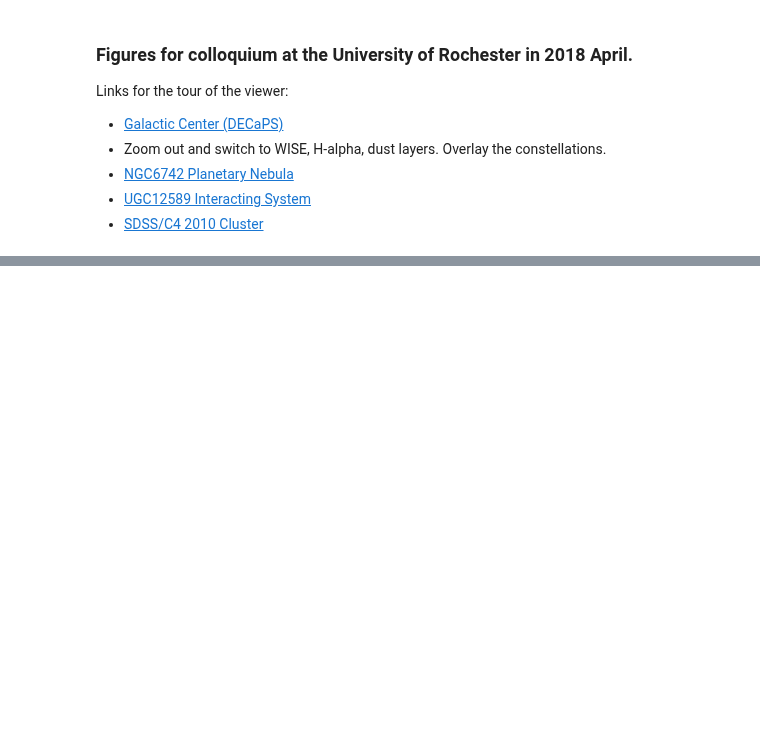
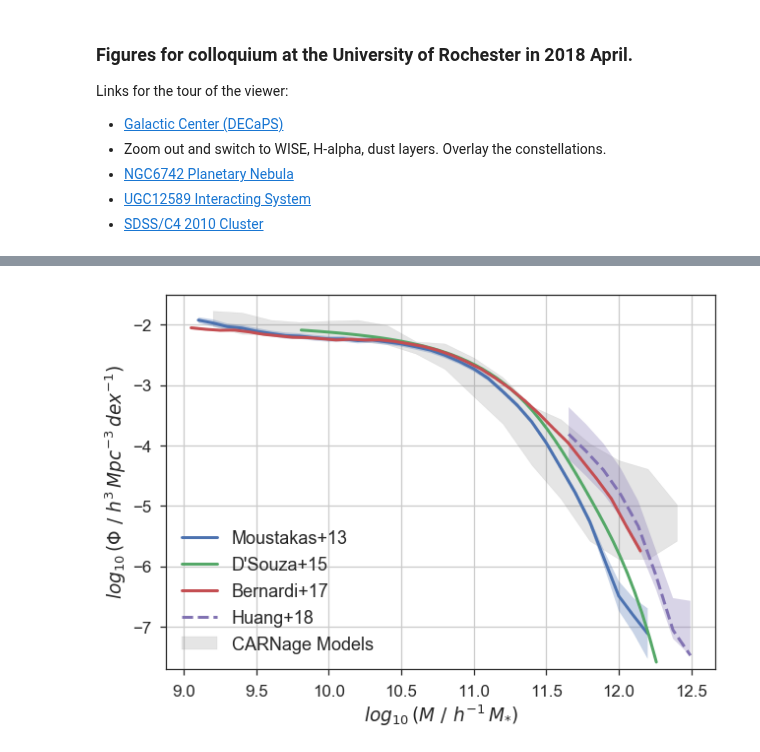
Before and after one commit to moustakas/legacyhalos, a Jupyter notebook: legacyhalos/talks/rochester-2018apr.ipynb, the cells around one changed output, grey strips where cells are left out. Saved outputs shown, nothing was run; the diff lists cells and outputs as text; code cells hidden in the pictures; blank space fills up the shorter version.

```diff
--- a/legacyhalos/talks/rochester-2018apr.ipynb
+++ b/legacyhalos/talks/rochester-2018apr.ipynb
@@ -26,0 +193,44 @@ import legacyhalos.io
+# %%
+def qa_smf(carnage=True):
+    fig, ax = plt.subplots(figsize=(10, 7))
+
+    # Model shaded region
+    if carnage:
+        mstar, phimin, phimax = read_carnage_smf(fullrange=True, seed=1)
+        ax.fill_between(mstar, phimin, phimax, alpha=0.2, color='gray',
+                        label='CARNage Models')
+
+    # Moustakas+13
+    mstar, phi, philo, phihi = read_moustakas13()
+    ax.fill_between(mstar, philo, phihi, alpha=0.3)
+    ax.plot(mstar, phi, lw=3, ls='-', label='Moustakas+13')
+
+    # D'Souza+15
+    mstar, phi = read_dsouza15()
+    ax.fill_between(mstar, phi, phi, alpha=0.3)
+    ax.plot(mstar, phi, lw=3, ls='-', label="D'Souza+15")
+
+    # Bernardi+17
+    mstar, phi, philo, phihi = read_bernardi17()
+    ax.fill_between(mstar, philo, phihi, alpha=0.3)
+    ax.plot(mstar, phi, lw=3, ls='-', label='Bernardi+17')
+
+    # Huang+18
+    mstar, phi, philo, phihi = read_huang18(cModel=False, total=True)
+    ax.fill_between(mstar, philo, phihi, alpha=0.3)
+    ax.plot(mstar, phi, lw=3, ls='--', label='Huang+18')# (HSC, <100 kpc)')
+
+    ax.set_xlabel(r'$log_{10}\, (M\ /\ h^{-1}\, M_{*})$')
+    ax.set_ylabel(r'$log_{10}\, (\Phi\ /\ h^{3}\, Mpc^{-3}\, dex^{-1})$')
+
+    ax.set_ylim(-7.7, -1.5)
+    ax.grid()
+    hh, ll = ax.get_legend_handles_labels()
+    #handles = handles[np.array(list(1, 2, 0
+    #labels = labels[np.array([1, 2, 0])]
+    ax.legend(loc='lower left', fontsize=18)
+    #ax.legend([hh[0],hh[1],hh[2],hh[3]], [ll[0],ll[1],ll[2]], loc='lower left', fontsize=18)
+# %%
+qa_smf(carnage=True)
+# %% [output]
+[figure, added]
```
Also changed, not shown: parts of 24 cells of this notebook.
